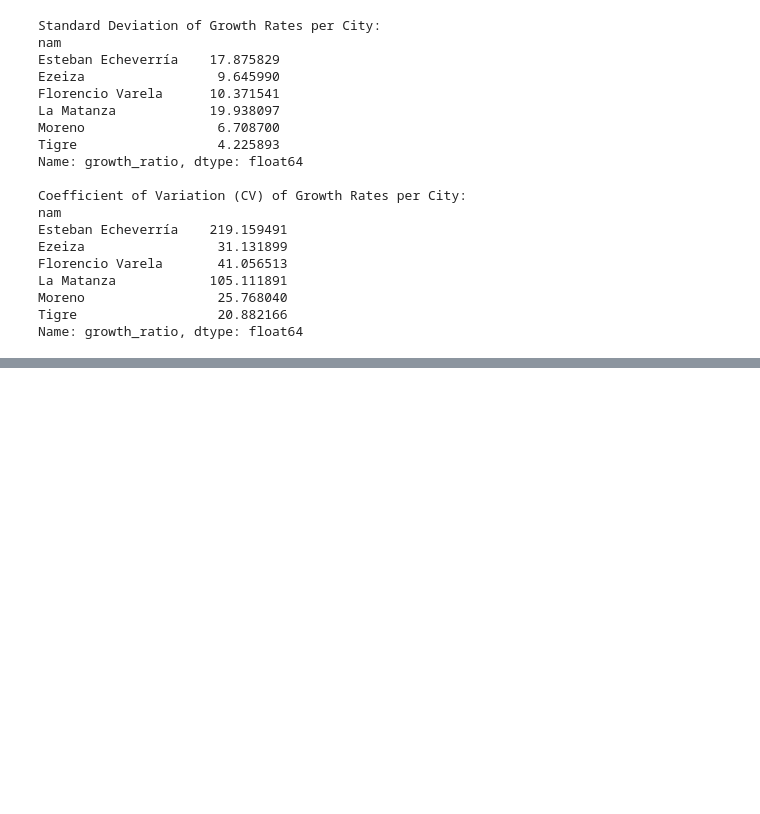
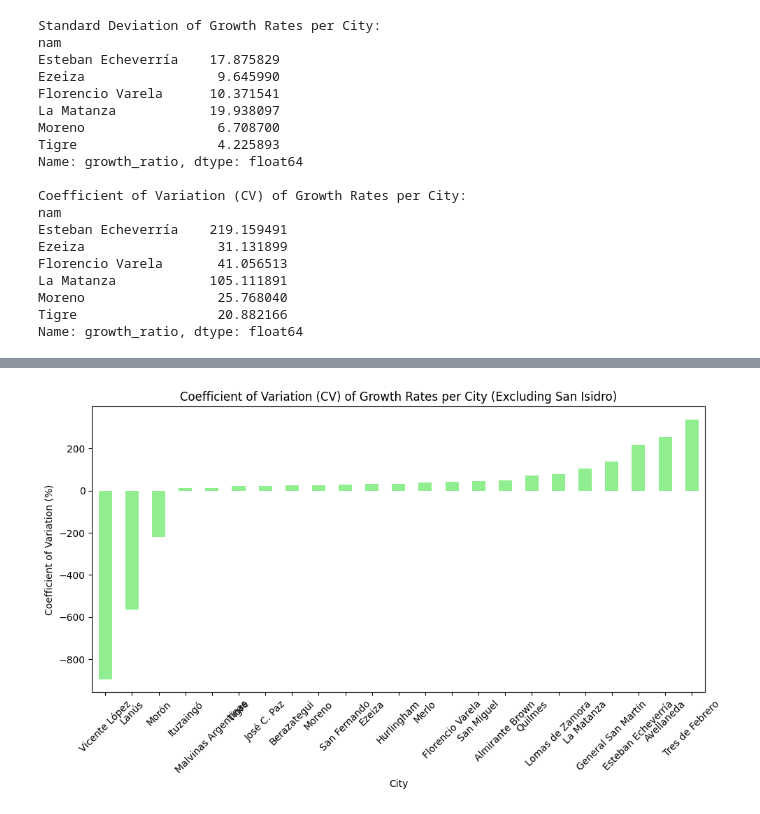
Before and after one commit to fmeseri/ITBA_TFI, a Jupyter notebook: code/python/notebooks/EDA_censos.ipynb, the cells around one changed output, grey strips where cells are left out. Saved outputs shown, nothing was run; the diff lists cells and outputs as text; code cells hidden in the pictures; blank space fills up the shorter version.

```diff
--- a/code/python/notebooks/EDA_censos.ipynb
+++ b/code/python/notebooks/EDA_censos.ipynb
@@ -587,0 +778,18 @@ plt.show()
+# %%
+# Drop rows where the index (city name) is equal to 'San Isidro'
+cv_per_city_filtered = cv_per_city.drop(index='San Isidro', errors='ignore')
+
+# Sort the filtered Series
+sorted_cv_filtered = cv_per_city_filtered.sort_values()
+
+# Plot the sorted coefficient of variation (CV) values per city
+plt.figure(figsize=(10, 6))
+sorted_cv_filtered.plot(kind='bar', color='lightgreen')
+plt.title('Coefficient of Variation (CV) of Growth Rates per City (Excluding San Isidro)')
+plt.xlabel('City')
+plt.ylabel('Coefficient of Variation (%)')
+plt.xticks(rotation=45)
+plt.tight_layout()
+plt.show()
+# %% [output]
+[figure, added]
```
Also changed, not shown: parts of 7 cells of this notebook, 9 other files.
